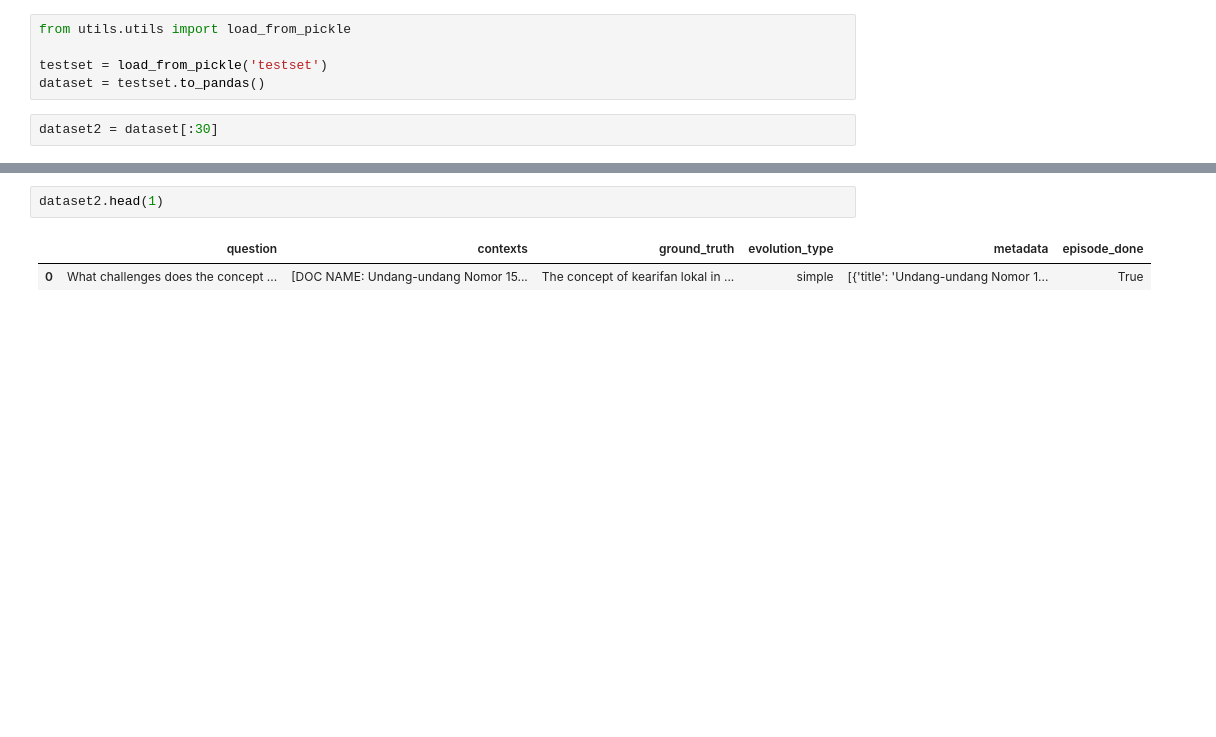
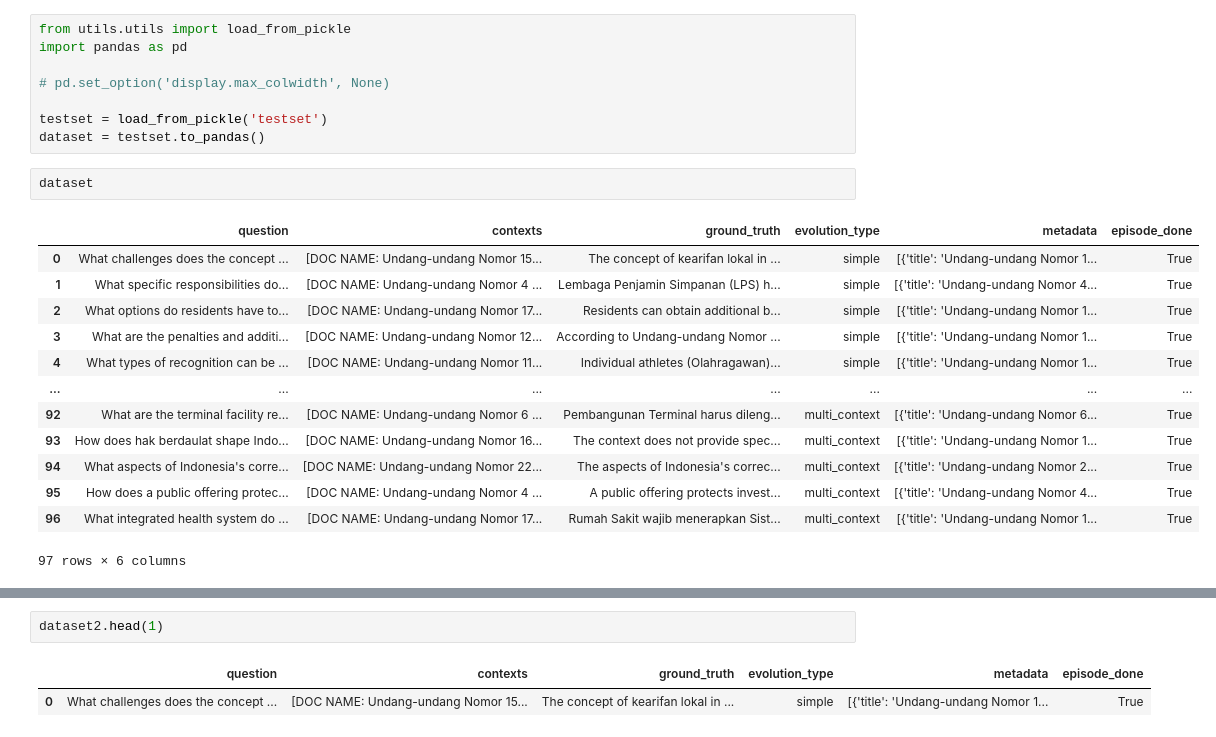
Before and after one commit to arkanalexei/ta-rag-demo, a Jupyter notebook: 8_evaluate_2.ipynb, the cells around one changed output, grey strips where cells are left out. Cells and saved outputs as stored; diff of their text form; blank space fills up the shorter version.

```diff
--- a/8_evaluate_2.ipynb
+++ b/8_evaluate_2.ipynb
@@ -1,7 +1,24 @@
 # %%
 from utils.utils import load_from_pickle
+import pandas as pd
+
+# pd.set_option('display.max_colwidth', None)
 
 testset = load_from_pickle('testset')
 dataset = testset.to_pandas()
-# %%
-dataset2 = dataset[:30]
+# %%
+dataset
+# %% [output]
+|  | question | contexts | ground_truth | evolution_type | metadata | episode_done |
+| 0 | What challenges does the concept ... | [DOC NAME: Undang-undang Nomor 15... | The concept of kearifan lokal in ... | simple | [{'title': 'Undang-undang Nomor 1... | True |
+| 1 | What specific responsibilities do... | [DOC NAME: Undang-undang Nomor 4 ... | Lembaga Penjamin Simpanan (LPS) h... | simple | [{'title': 'Undang-undang Nomor 4... | True |
+| 2 | What options do residents have to... | [DOC NAME: Undang-undang Nomor 17... | Residents can obtain additional b... | simple | [{'title': 'Undang-undang Nomor 1... | True |
+| 3 | What are the penalties and additi... | [DOC NAME: Undang-undang Nomor 12... | According to Undang-undang Nomor ... | simple | [{'title': 'Undang-undang Nomor 1... | True |
+| 4 | What types of recognition can be ... | [DOC NAME: Undang-undang Nomor 11... | Individual athletes (Olahragawan)... | simple | [{'title': 'Undang-undang Nomor 1... | True |
+| ... | ... | ... | ... | ... | ... | ... |
+| 92 | What are the terminal facility re... | [DOC NAME: Undang-undang Nomor 6 ... | Pembangunan Terminal harus dileng... | multi_context | [{'title': 'Undang-undang Nomor 6... | True |
+| 93 | How does hak berdaulat shape Indo... | [DOC NAME: Undang-undang Nomor 16... | The context does not provide spec... | multi_context | [{'title': 'Undang-undang Nomor 1... | True |
+| 94 | What aspects of Indonesia's corre... | [DOC NAME: Undang-undang Nomor 22... | The aspects of Indonesia's correc... | multi_context | [{'title': 'Undang-undang Nomor 2... | True |
+| 95 | How does a public offering protec... | [DOC NAME: Undang-undang Nomor 4 ... | A public offering protects invest... | multi_context | [{'title': 'Undang-undang Nomor 4... | True |
+| 96 | What integrated health system do ... | [DOC NAME: Undang-undang Nomor 17... | Rumah Sakit wajib menerapkan Sist... | multi_context | [{'title': 'Undang-undang Nomor 1... | True |
+97 rows × 6 columns
```
Also changed, not shown: parts of 15 cells of this notebook, 1 other file.
